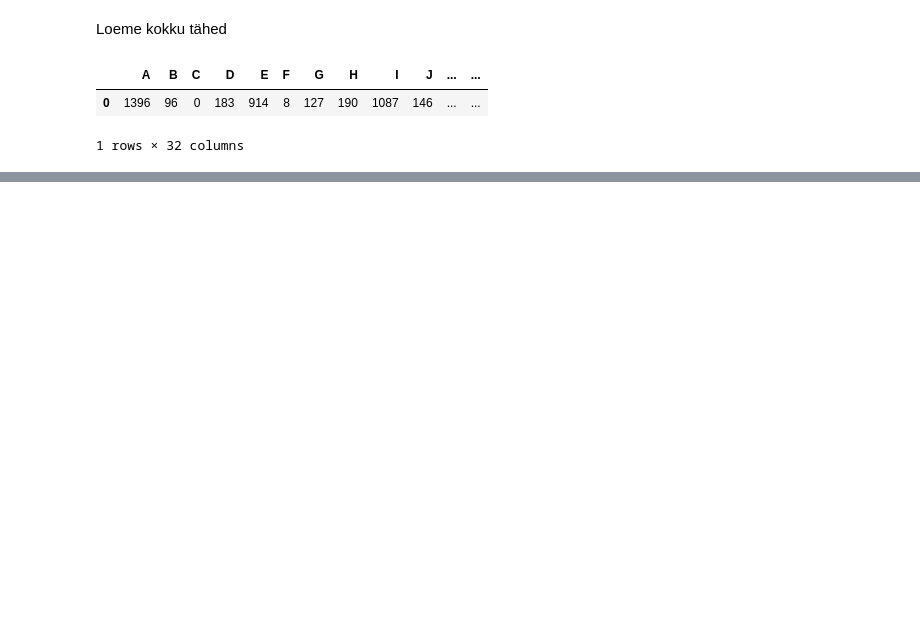
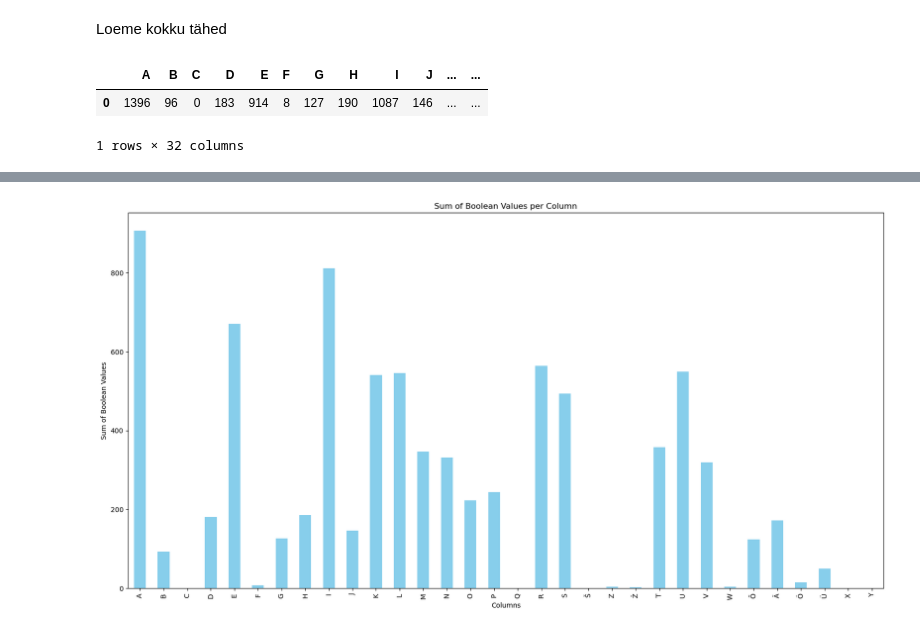
Before and after one commit to EllarSeidelberg/Project2023, a Jupyter notebook: project2023_002.ipynb, the cells around one changed output, grey strips where cells are left out. Cells and saved outputs as stored; diff of their text form; code cells hidden in the pictures; blank space fills up the shorter version.

```diff
--- a/project2023_002.ipynb
+++ b/project2023_002.ipynb
@@ -442,3 +443,25 @@ df11
 |  | A | B | C | D | E | F | G | H | I | J | ... | ... |
 | 0 | 1396 | 96 | 0 | 183 | 914 | 8 | 127 | 190 | 1087 | 146 | ... | ... |
 1 rows × 32 columns
+# %%
+# List of columns to sum up, which excludes 'Lähiaadress' and 'Pikkus'
+#columns_to_sum = df3.columns.difference(['Lähiaadress', 'Pikkus', 'boolean_sum'])
+
+# Define the columns that we want to sum up, excluding 'Lähiaadress' and 'Pikkus'
+columns_to_sum = [
+    'A', 'B', 'C', 'D', 'E', 'F', 'G', 'H', 'I', 'J', 'K', 'L', 'M', 'N', 'O',
+    'P', 'Q', 'R', 'S', 'Š', 'Z', 'Ž', 'T', 'U', 'V', 'W', 'Õ', 'Ä', 'Ö', 'Ü',
+    'X', 'Y'
+]
+
+
+# Convert all positive values in these columns to 1, and 0 stays as 0
+boolean_df = df3[columns_to_sum].gt(0).astype(int)
+
+# Sum up the boolean values for each column
+sums = boolean_df.sum()
+
+# Create a new dataframe 'df12' with these summed values
+df12 = pd.DataFrame([sums], columns=columns_to_sum)
+
+df12  # Displaying the resulting dataframe 'df12'
@@ -444,0 +500,22 @@ df11
+# %%
+import matplotlib.pyplot as plt
+
+# Since df12 has a single row, we'll select that row for plotting
+row_for_plotting = df12.iloc[0]
+
+# Create a bar plot using the data
+plt.figure(figsize=(20, 10))  # Adjust the size as needed
+row_for_plotting.plot(kind='bar', color='skyblue')
+
+# Set the title and labels
+plt.title('Sum of Boolean Values per Column')
+plt.xlabel('Columns')
+plt.ylabel('Sum of Boolean Values')
+
+# Rotate the x-axis labels for better readability
+plt.xticks(rotation=90)
+
+# Show the plot
+plt.show()
+# %% [output]
+[figure, added]
```
Also changed, not shown: parts of 10 cells of this notebook.
